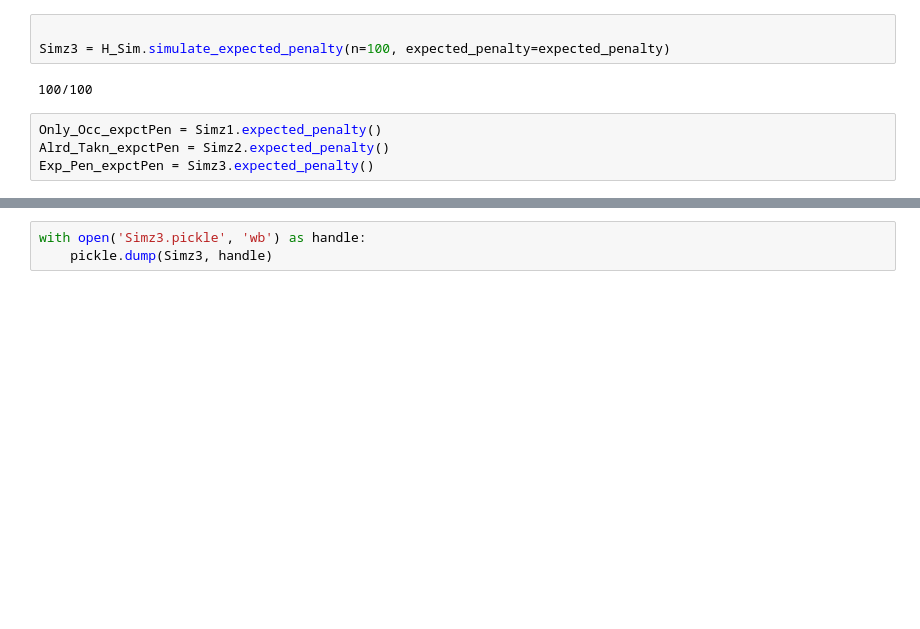
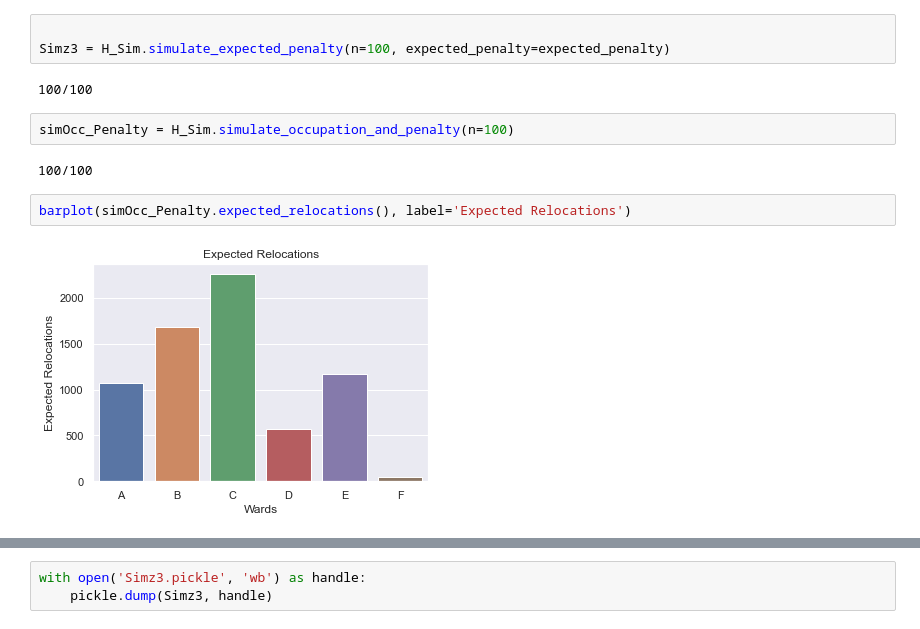
Before and after one commit to s184012/StochSim, a Jupyter notebook: Assignment2_Virgile.ipynb, the cells around one changed output, grey strips where cells are left out. Drawn from its saved outputs; the diff is of its cells as text; blank space fills up the shorter version.

Commit message:
Images

```diff
--- a/Assignment2_Virgile.ipynb
+++ b/Assignment2_Virgile.ipynb
@@ -73,7 +73,11 @@ expected_penalty = exp_penDF['mean']
 Simz3 = H_Sim.simulate_expected_penalty(n=100, expected_penalty=expected_penalty)
 # %% [output]
 100/100
-# %%
-Only_Occ_expctPen = Simz1.expected_penalty()
-Alrd_Takn_expctPen = Simz2.expected_penalty()
-Exp_Pen_expctPen = Simz3.expected_penalty()
+# %%
+simOcc_Penalty = H_Sim.simulate_occupation_and_penalty(n=100)
+# %% [output]
+100/100
+# %%
+barplot(simOcc_Penalty.expected_relocations(), label='Expected Relocations')
+# %% [output]
+[figure, added]
```
Also changed, not shown: parts of 15 cells of this notebook, 6 other files.
